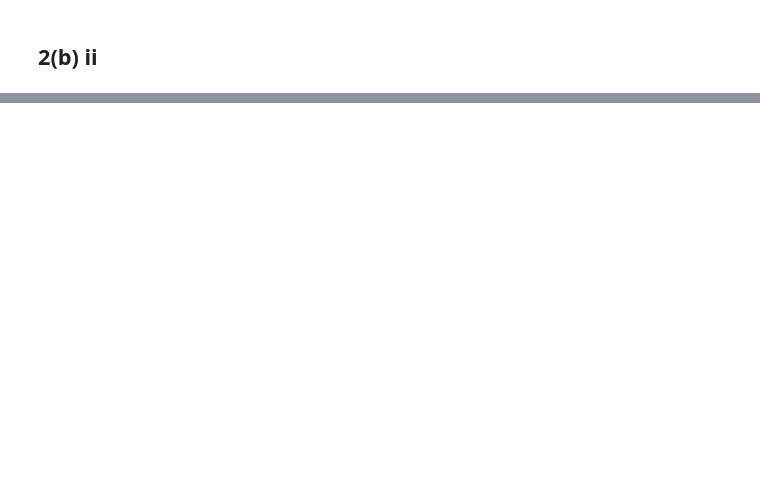
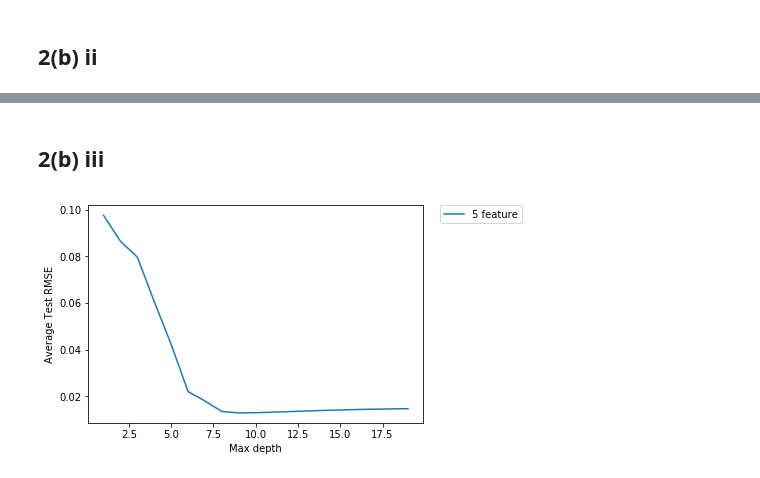
Before and after one commit to HonglanHuang/ee219, a Jupyter notebook: project4/codes/Part 2b.ipynb, the cells around one changed output, grey strips where cells are left out. Cells and saved outputs as stored; diff of their text form; code cells hidden in the pictures; blank space fills up the shorter version.

```diff
--- a/project4/codes/Part 2b.ipynb
+++ b/project4/codes/Part 2b.ipynb
@@ -55,7 +55,6 @@ for train_index, test_index in kf.split(Training):
     testset = Training.iloc[test_index, :]
     data_points_train = len(train_index)
     data_points_test = len(test_index)
-    print(data_points_test)
     RMSE_train, RMSE_test = performance(trainset, testset, rdf)
     RMSE_train_set.append(RMSE_train)
     RMSE_test_set.append(RMSE_test)
@@ -66,9 +65,10 @@ print('Average Train RMSE is: %s'%ave_rmse_train)
 print('Average Test RMSE is: %s'%ave_rmse_test)
 
 def out_of_bag_error(trainset, classifier):
-    target_train = trainset.pop(lables[5])
-    classifier.fit(trainset, target_train)
-    return (1- Lin_reg.oob_score_)
+    trainset_ = trainset.copy()
+    target_train = trainset_.pop(lables[5])
+    classifier.fit(trainset_, target_train)
+    return (1- classifier.oob_score_)
 
 OOBE = out_of_bag_error(Training, rdf)
 print('out of bag error is: %s'%OOBE)
@@ -305,0 +240,40 @@ print(ave_rmse_test[:,1])
+# %% [markdown]
+2(b) iii
+---
+# %%
+from sklearn.ensemble import RandomForestRegressor
+
+RMSE_d = [[] for i in range(20)]
+def sweep_max_depth(trainset, testset, k):
+    for i in range(1,20):
+        rdf_d = RandomForestRegressor(n_estimators=20, max_features=5, max_depth=i, oob_score=True, random_state=0)
+        _, RMSE_test = performance(trainset, testset, rdf_d)
+        if k == 0:
+            RMSE_d[i] = list(RMSE_test)
+        else:
+            RMSE_d[i].append([RMSE_test])
+
+
+k = 0
+for train_index, test_index in kf.split(Training):
+    trainset = Training.iloc[train_index, :]
+    testset = Training.iloc[test_index, :]
+    data_points_train = len(train_index)
+    data_points_test = len(test_index)
+    sweep_max_depth(trainset, testset, k)
+    k += 1
+
+ave_rmse_d = [[] for i in range(20)]
+for i in range(1,20):
+    list_rmse = list(matplotlib.cbook.flatten(RMSE_d[i]))
+    ave_rmse_d[i] = sp.sqrt(sp.sum(square(list_rmse))/float(data_points_test*10))
+
+x_list = range(1,20)
+
+plt.plot(x_list, ave_rmse_d[1:], label= '5 feature')
+plt.legend(bbox_to_anchor=(1.05, 1), loc=2, borderaxespad=0.)
+plt.ylabel('Average Test RMSE')
+plt.xlabel('Max depth')
+plt.show()
+# %% [output]
+[figure, added]
```
Also changed, not shown: parts of 13 cells of this notebook.
